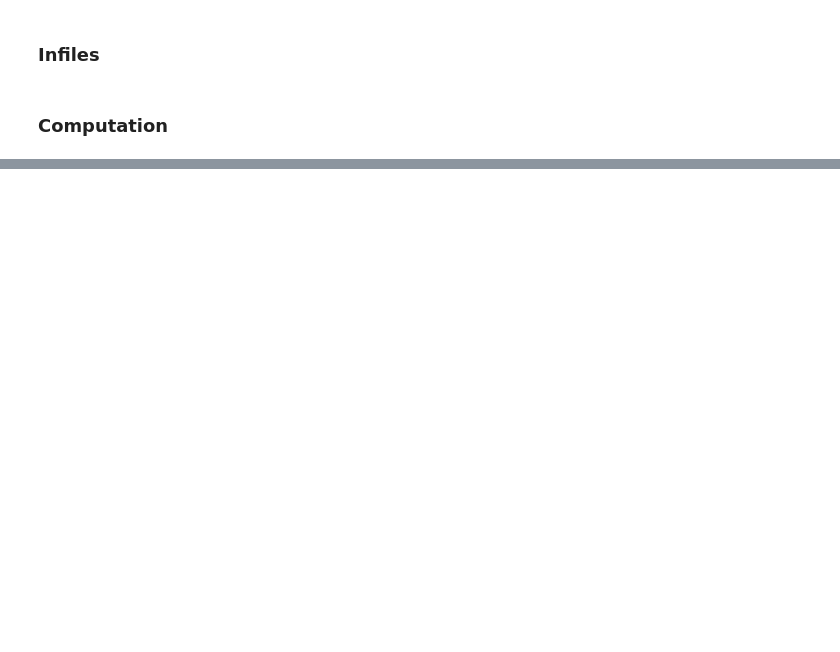
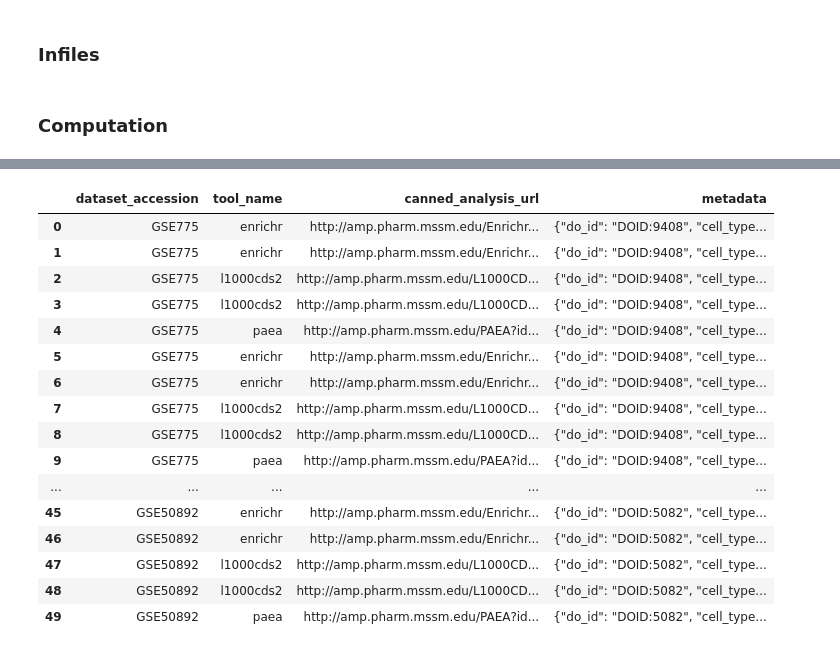
Before and after one commit to denis-torre/datasets2tools-canned-analyses, a Jupyter notebook: pipeline/notebooks/Development.ipynb, the cells around one changed output, grey strips where cells are left out. Saved outputs shown, nothing was run; the diff lists cells and outputs as text; code cells hidden in the pictures; blank space fills up the shorter version.

```diff
--- a/pipeline/notebooks/Development.ipynb
+++ b/pipeline/notebooks/Development.ipynb
@@ -29,0 +97,22 @@ TypeError: unsupported operand type(s) for +: 'NoneType' and 'str'
+# %%
+pd.set_option('max.colwidth', -1)
+# %%
+cannedAnalysisDataframe.head(50)
+# %% [output]
+|  | dataset_accession | tool_name | canned_analysis_url | metadata |
+| 0 | GSE775 | enrichr | http://amp.pharm.mssm.edu/Enrichr... | {"do_id": "DOID:9408", "cell_type... |
+| 1 | GSE775 | enrichr | http://amp.pharm.mssm.edu/Enrichr... | {"do_id": "DOID:9408", "cell_type... |
+| 2 | GSE775 | l1000cds2 | http://amp.pharm.mssm.edu/L1000CD... | {"do_id": "DOID:9408", "cell_type... |
+| 3 | GSE775 | l1000cds2 | http://amp.pharm.mssm.edu/L1000CD... | {"do_id": "DOID:9408", "cell_type... |
+| 4 | GSE775 | paea | http://amp.pharm.mssm.edu/PAEA?id... | {"do_id": "DOID:9408", "cell_type... |
+| 5 | GSE775 | enrichr | http://amp.pharm.mssm.edu/Enrichr... | {"do_id": "DOID:9408", "cell_type... |
+| 6 | GSE775 | enrichr | http://amp.pharm.mssm.edu/Enrichr... | {"do_id": "DOID:9408", "cell_type... |
+| 7 | GSE775 | l1000cds2 | http://amp.pharm.mssm.edu/L1000CD... | {"do_id": "DOID:9408", "cell_type... |
+| 8 | GSE775 | l1000cds2 | http://amp.pharm.mssm.edu/L1000CD... | {"do_id": "DOID:9408", "cell_type... |
+| 9 | GSE775 | paea | http://amp.pharm.mssm.edu/PAEA?id... | {"do_id": "DOID:9408", "cell_type... |
+| ... | ... | ... | ... | ... |
+| 45 | GSE50892 | enrichr | http://amp.pharm.mssm.edu/Enrichr... | {"do_id": "DOID:5082", "cell_type... |
+| 46 | GSE50892 | enrichr | http://amp.pharm.mssm.edu/Enrichr... | {"do_id": "DOID:5082", "cell_type... |
+| 47 | GSE50892 | l1000cds2 | http://amp.pharm.mssm.edu/L1000CD... | {"do_id": "DOID:5082", "cell_type... |
+| 48 | GSE50892 | l1000cds2 | http://amp.pharm.mssm.edu/L1000CD... | {"do_id": "DOID:5082", "cell_type... |
+| 49 | GSE50892 | paea | http://amp.pharm.mssm.edu/PAEA?id... | {"do_id": "DOID:5082", "cell_type... |
```
Also changed, not shown: parts of 8 cells of this notebook, 2 other files.
